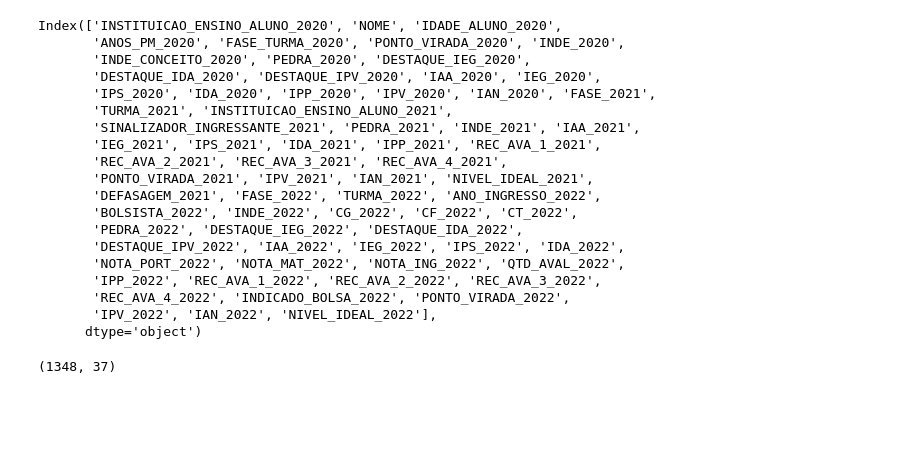
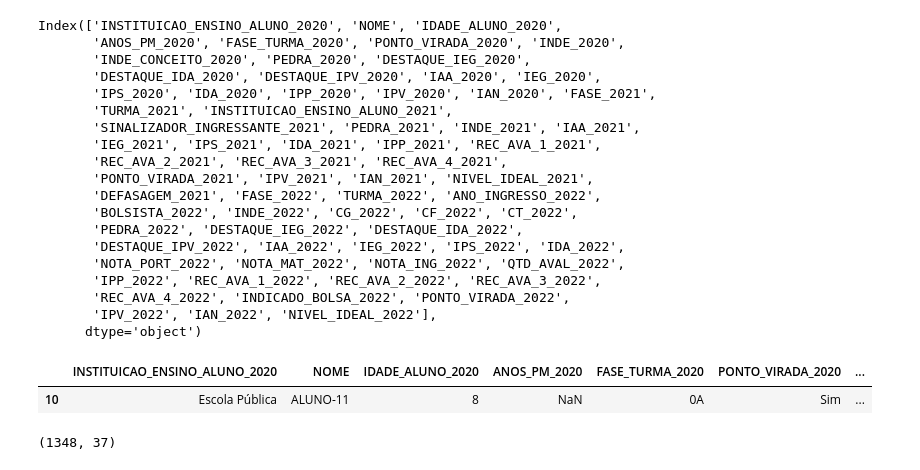
Before and after one commit to jorgeplatero/postech_techchallenge_fase_5, a Jupyter notebook: techchallenge_fase_5.ipynb, the cells around one changed output. Drawn from its saved outputs; the diff is of its cells as text; code cells hidden in the pictures; blank space fills up the shorter version.

```diff
--- a/techchallenge_fase_5.ipynb
+++ b/techchallenge_fase_5.ipynb
@@ -381,6 +381,11 @@ Index(['INSTITUICAO_ENSINO_ALUNO_2020', 'NOME', 'IDADE_ALUNO_2020',
        'REC_AVA_4_2022', 'INDICADO_BOLSA_2022', 'PONTO_VIRADA_2022',
        'IPV_2022', 'IAN_2022', 'NIVEL_IDEAL_2022'],
       dtype='object')
+# %%
+df[df['NOME'] == 'ALUNO-11']
+# %% [output]
+|  | INSTITUICAO_ENSINO_ALUNO_2020 | NOME | IDADE_ALUNO_2020 | ANOS_PM_2020 | FASE_TURMA_2020 | PONTO_VIRADA_2020 | ... |
+| 10 | Escola Pública | ALUNO-11 | 8 | NaN | 0A | Sim | ... |
 # %%
 #2020
 df['REC_AVA_1_2020'] = np.nan
```
Also changed, not shown: parts of 7 cells of this notebook, 1 other file.
